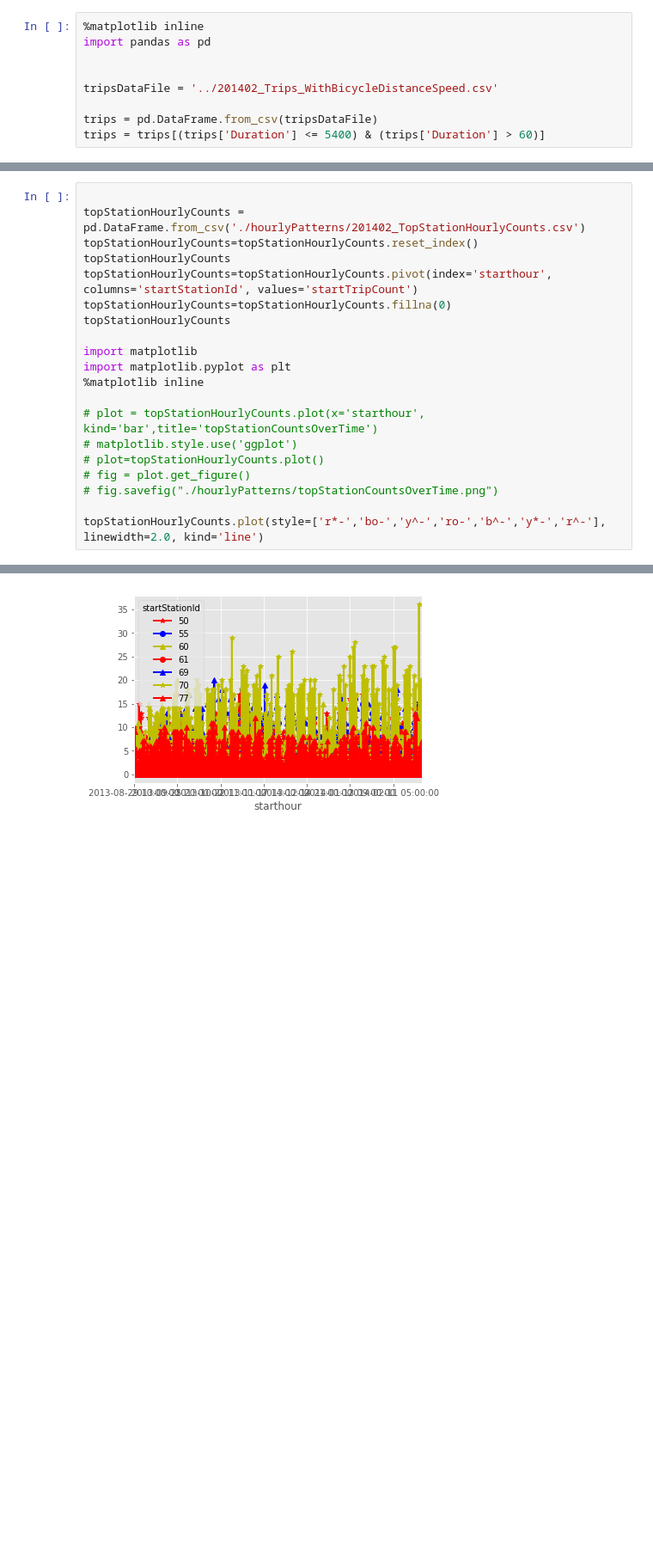
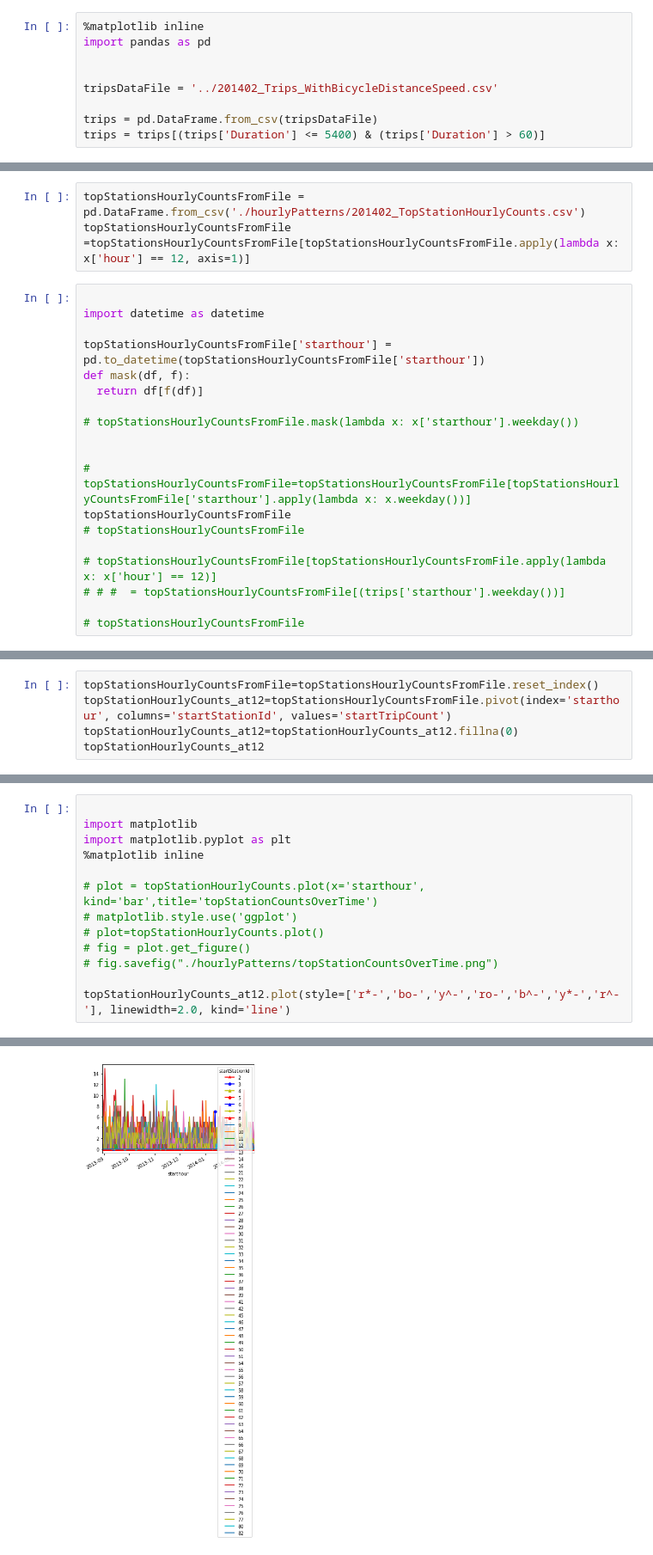
Before and after one commit to satishkvemula/springboard-datascience, a Jupyter notebook: capstone_babs/initialDataAnalysis/HourlyWeatherTieUp.ipynb, the cells around one changed output, grey strips where cells are left out. Shown at 86% size. Saved outputs shown, nothing was run; the diff lists cells and outputs as text; blank space fills up the shorter version.

```diff
--- a/capstone_babs/initialDataAnalysis/HourlyWeatherTieUp.ipynb
+++ b/capstone_babs/initialDataAnalysis/HourlyWeatherTieUp.ipynb
@@ -83,0 +35,22 @@ topStationHourlyCounts.to_csv('./hourlyPatterns/201402_TopStationHourlyCounts.cs
+# %%
+topStationsHourlyCountsFromFile = pd.DataFrame.from_csv('./hourlyPatterns/201402_TopStationHourlyCounts.csv')
+topStationsHourlyCountsFromFile =topStationsHourlyCountsFromFile[topStationsHourlyCountsFromFile.apply(lambda x: x['hour'] == 12, axis=1)]
+# %%
+
+import datetime as datetime
+
+topStationsHourlyCountsFromFile['starthour'] = pd.to_datetime(topStationsHourlyCountsFromFile['starthour'])
+def mask(df, f):
+  return df[f(df)]
+
+# topStationsHourlyCountsFromFile.mask(lambda x: x['starthour'].weekday())
+
+
+# topStationsHourlyCountsFromFile=topStationsHourlyCountsFromFile[topStationsHourlyCountsFromFile['starthour'].apply(lambda x: x.weekday())]
+topStationsHourlyCountsFromFile
+# topStationsHourlyCountsFromFile
+
+# topStationsHourlyCountsFromFile[topStationsHourlyCountsFromFile.apply(lambda x: x['hour'] == 12)]
+# # #  = topStationsHourlyCountsFromFile[(trips['starthour'].weekday())]
+
+# topStationsHourlyCountsFromFile
@@ -83,0 +77,5 @@ topStationHourlyCounts.to_csv('./hourlyPatterns/201402_TopStationHourlyCounts.cs
+# %%
+topStationsHourlyCountsFromFile=topStationsHourlyCountsFromFile.reset_index()
+topStationHourlyCounts_at12=topStationsHourlyCountsFromFile.pivot(index='starthour', columns='startStationId', values='startTripCount')
+topStationHourlyCounts_at12=topStationHourlyCounts_at12.fillna(0)
+topStationHourlyCounts_at12
@@ -84,23 +102,16 @@ topStationHourlyCounts.to_csv('./hourlyPatterns/201402_TopStationHourlyCounts.cs
 # %%
-
-topStationHourlyCounts = pd.DataFrame.from_csv('./hourlyPatterns/201402_TopStationHourlyCounts.csv')
-topStationHourlyCounts=topStationHourlyCounts.reset_index()
-topStationHourlyCounts
-topStationHourlyCounts=topStationHourlyCounts.pivot(index='starthour', columns='startStationId', values='startTripCount')
-topStationHourlyCounts=topStationHourlyCounts.fillna(0)
-topStationHourlyCounts
 
 import matplotlib
 import matplotlib.pyplot as plt
 %matplotlib inline
 
 # plot = topStationHourlyCounts.plot(x='starthour', kind='bar',title='topStationCountsOverTime')
 # matplotlib.style.use('ggplot')
 # plot=topStationHourlyCounts.plot()
 # fig = plot.get_figure()
 # fig.savefig("./hourlyPatterns/topStationCountsOverTime.png")
 
-topStationHourlyCounts.plot(style=['r*-','bo-','y^-','ro-','b^-','y*-','r^-'], linewidth=2.0, kind='line')
+topStationHourlyCounts_at12.plot(style=['r*-','bo-','y^-','ro-','b^-','y*-','r^-'], linewidth=2.0, kind='line')
 # %% [output]
 <matplotlib.axes._subplots.AxesSubplot at 0x...>
-[figure, old version]
+[figure, new version]
```
Also changed, not shown: parts of 8 cells of this notebook, 51 other files.
